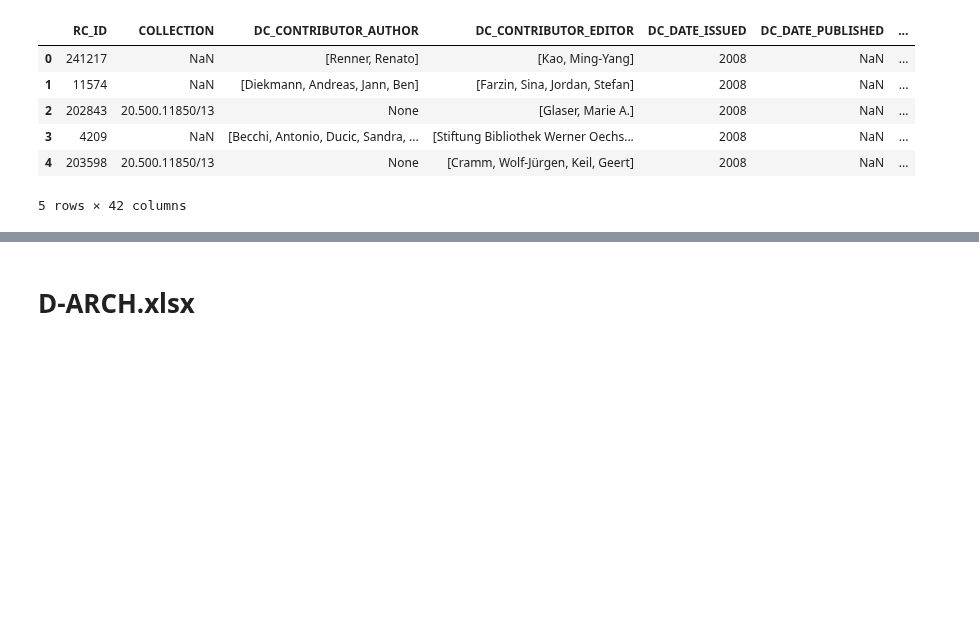
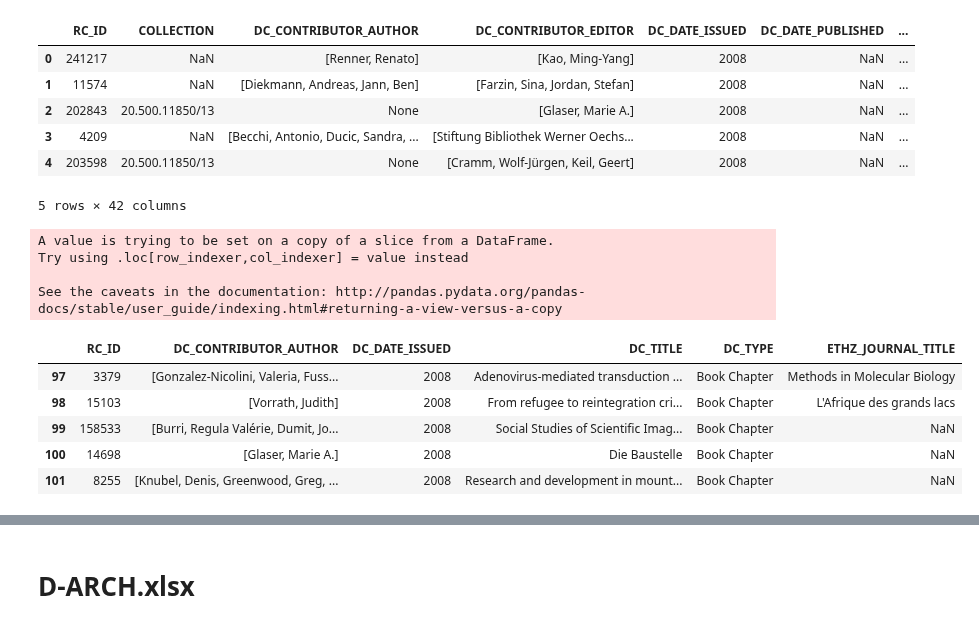
Before and after one commit to GiuliaLanzillotta/ETH_SEARCH, a Jupyter notebook: Data exploration.ipynb, the cells around one changed output, grey strips where cells are left out. Cells and saved outputs as stored; diff of their text form; code cells hidden in the pictures; blank space fills up the shorter version.

```diff
--- a/Data exploration.ipynb
+++ b/Data exploration.ipynb
@@ -147,3 +242,18 @@ Check that we don't have more missing values:  98340
 | 3 | 4209 | NaN | [Becchi, Antonio, Ducic, Sandra, ... | [Stiftung Bibliothek Werner Oechs... | 2008 | NaN | ... |
 | 4 | 203598 | 20.500.11850/13 | None | [Cramm, Wolf-Jürgen, Keil, Geert] | 2008 | NaN | ... |
 5 rows × 42 columns
+# %%
+author_array = rcp_ff.loc[:,"DC_CONTRIBUTOR_AUTHOR"].apply(separate_names)
+rcp_ff["DC_CONTRIBUTOR_AUTHOR"] = author_array
+rcp_ff.head()
+# %% [output]
+A value is trying to be set on a copy of a slice from a DataFrame.
+Try using .loc[row_indexer,col_indexer] = value instead
+
+See the caveats in the documentation: http://pandas.pydata.org/pandas-docs/stable/user_guide/indexing.html#returning-a-view-versus-a-copy
+|  | RC_ID | DC_CONTRIBUTOR_AUTHOR | DC_DATE_ISSUED | DC_TITLE | DC_TYPE | ETHZ_JOURNAL_TITLE |
+| 97 | 3379 | [Gonzalez-Nicolini, Valeria, Fuss... | 2008 | Adenovirus-mediated transduction ... | Book Chapter | Methods in Molecular Biology |
+| 98 | 15103 | [Vorrath, Judith] | 2008 | From refugee to reintegration cri... | Book Chapter | L'Afrique des grands lacs |
+| 99 | 158533 | [Burri, Regula Valérie, Dumit, Jo... | 2008 | Social Studies of Scientific Imag... | Book Chapter | NaN |
+| 100 | 14698 | [Glaser, Marie A.] | 2008 | Die Baustelle | Book Chapter | NaN |
+| 101 | 8255 | [Knubel, Denis, Greenwood, Greg, ... | 2008 | Research and development in mount... | Book Chapter | NaN |
```
Also changed, not shown: parts of 35 cells of this notebook.
